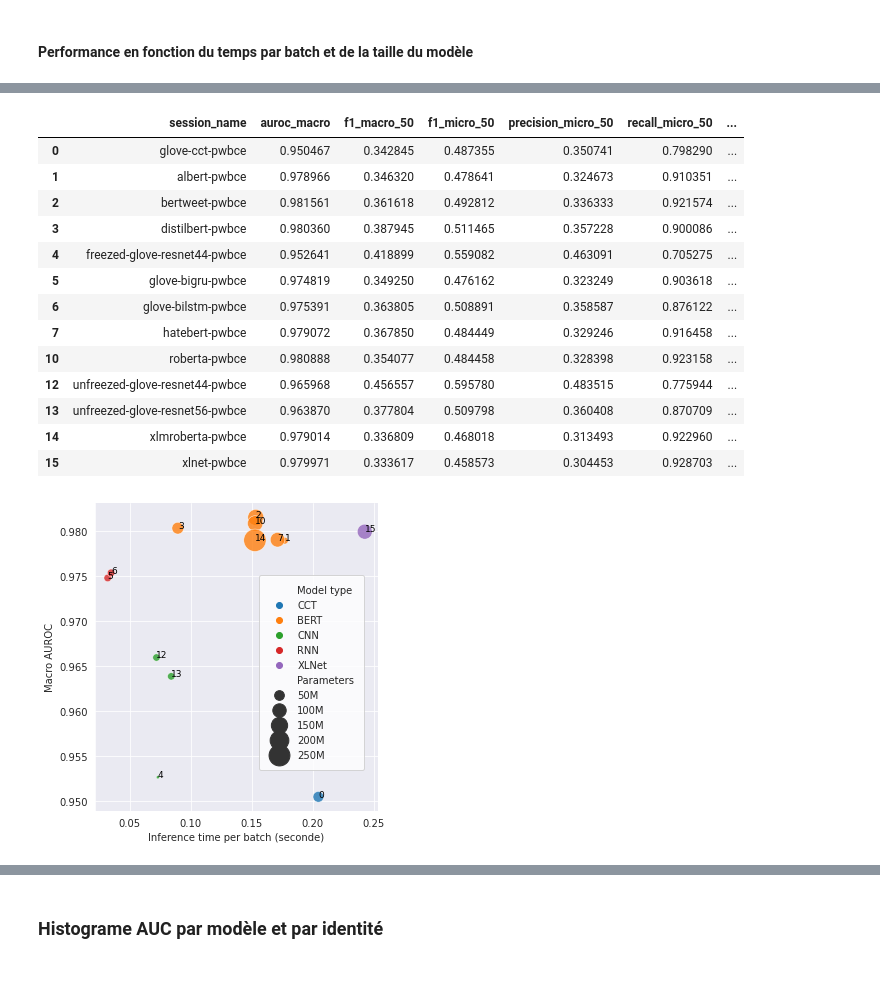
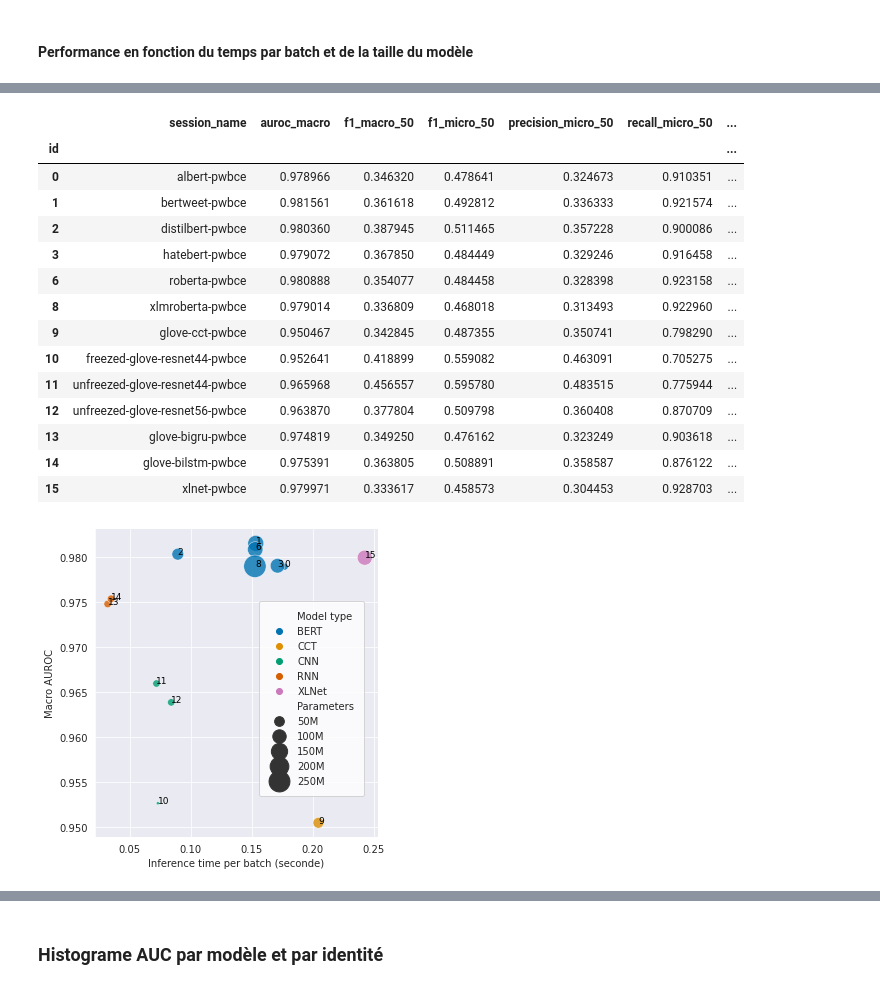
Before and after one commit to nigiva/hatespeech-detection-models, a Jupyter notebook: src/eval/create-graph.ipynb, the cells around one changed output, grey strips where cells are left out. Drawn from its saved outputs; the diff is of its cells as text; code cells hidden in the pictures.

```diff
--- a/src/eval/create-graph.ipynb
+++ b/src/eval/create-graph.ipynb
@@ -308,7 +333,20 @@ for session_name in tqdm(SELECTED_SESSION_NAME):
         prediction_test_df = pd.concat([prediction_test_df, current_test_df])
 # %%
 groupby_test_df = prediction_test_df.groupby("session_name")
+# %%
+def add_model_type(data_df : pd.DataFrame) -> pd.DataFrame:
+    model_type_dict = {session_name:model_type for session_name, model_type, _, _ in SELECTED_SESSION_INFO}
+    data_df["model_type"] = data_df.apply(lambda row: model_type_dict[row.session_name], axis=1)
+    return data_df
 # %% [markdown]
 ### Perf & Biais Metric pour chaque Model
 # %%
 multi_metric_per_model_df = groupby_test_df.progress_apply(perf_and_bias_metric_per_model)
+# %%
+# Remove session_name as index
+multi_metric_per_model_df.reset_index(inplace=True)
+multi_metric_per_model_df = add_model_type(multi_metric_per_model_df)
+multi_metric_per_model_df = multi_metric_per_model_df.sort_values(["model_type", "session_name"]).reset_index(drop=True)
+
+# Rename index to "id"
+multi_metric_per_model_df.index.rename("id", inplace=True)
@@ -315,19 +359,10 @@ multi_metric_per_model_df = groupby_test_df.progress_apply(perf_and_bias_metric_
 # %%
-# PERF & PARAMS GRAPH
-perf_and_params_per_model_df = multi_metric_per_model_df.copy()
-# Remove session_name as index for graph perf/params
-perf_and_params_per_model_df.reset_index(inplace=True)
+# The id is used to identify easily the model instead of using a long session name
+perf_and_bias_metric_per_model_df["session_name"] = perf_and_bias_metric_per_model_df["session_name"].apply(lambda session_name: session_name.split("_")[0])
+perf_and_bias_metric_per_model_df["session_name"] = perf_and_bias_metric_per_model_df["session_name"].apply(lambda session_name: session_name[7:] if session_name.startswith("pierre-") else session_name)
 
-# PERF & BIAS TAB
-perf_and_bias_metric_per_model_df = multi_metric_per_model_df.copy()
 # Add multi index with id and session_name
-# The id is used to identify easily the model instead of using a long session name
-id_index = perf_and_params_per_model_df.index
-session_name_index = perf_and_bias_metric_per_model_df.index.map(lambda session_name: session_name.split("_")[0])
-session_name_index = session_name_index.map(lambda session_name: session_name[7:] if session_name.startswith("pierre-") else session_name)
-
-perf_and_bias_metric_per_model_df.index = pd.MultiIndex.from_arrays([id_index.to_list(), session_name_index.to_list()])
-perf_and_bias_metric_per_model_df.index.set_names(['Id', 'Model'], inplace=True)
+perf_and_bias_metric_per_model_df.set_index(["model_type", perf_and_bias_metric_per_model_df.index, "session_name"], inplace=True)
 # %%
 perf_and_bias_metric_per_model_df
 # %% [output]
@@ -522,13 +551,11 @@ Id & Model &  &  &  &  &  &  &  &  \\
 # %%
 params_dict = {session_name:params for session_name, _, params, _ in SELECTED_SESSION_INFO}
 batchtime_dict = {session_name:batchtime for session_name, _, _, batchtime in SELECTED_SESSION_INFO}
-model_type_dict = {session_name:model_type for session_name, model_type, _, _ in SELECTED_SESSION_INFO}
 
 clean_perf_and_params_per_model_df = perf_and_params_per_model_df.copy()
 
 clean_perf_and_params_per_model_df["parameters"] = perf_and_params_per_model_df.apply(lambda row: params_dict[row.session_name], axis=1)
 clean_perf_and_params_per_model_df["batch_time"] = perf_and_params_per_model_df.apply(lambda row: batchtime_dict[row.session_name], axis=1)
-clean_perf_and_params_per_model_df["model_type"] = perf_and_params_per_model_df.apply(lambda row: model_type_dict[row.session_name], axis=1)
 
 clean_perf_and_params_per_model_df.session_name = perf_and_params_per_model_df.session_name.apply(lambda session_name: session_name.split("_")[0])
 clean_perf_and_params_per_model_df.session_name = clean_perf_and_params_per_model_df.session_name.apply(lambda session_name: session_name[7:] if session_name.startswith("pierre-") else session_name)
@@ -560,18 +588,19 @@ clean_perf_and_params_per_model_df = clean_perf_and_params_per_model_df[clean_pe
 clean_perf_and_params_per_model_df
 # %% [output]
 |  | session_name | auroc_macro | f1_macro_50 | f1_micro_50 | precision_micro_50 | recall_micro_50 | ... |
-| 0 | glove-cct-pwbce | 0.950467 | 0.342845 | 0.487355 | 0.350741 | 0.798290 | ... |
-| 1 | albert-pwbce | 0.978966 | 0.346320 | 0.478641 | 0.324673 | 0.910351 | ... |
-| 2 | bertweet-pwbce | 0.981561 | 0.361618 | 0.492812 | 0.336333 | 0.921574 | ... |
-| 3 | distilbert-pwbce | 0.980360 | 0.387945 | 0.511465 | 0.357228 | 0.900086 | ... |
-| 4 | freezed-glove-resnet44-pwbce | 0.952641 | 0.418899 | 0.559082 | 0.463091 | 0.705275 | ... |
-| 5 | glove-bigru-pwbce | 0.974819 | 0.349250 | 0.476162 | 0.323249 | 0.903618 | ... |
-| 6 | glove-bilstm-pwbce | 0.975391 | 0.363805 | 0.508891 | 0.358587 | 0.876122 | ... |
-| 7 | hatebert-pwbce | 0.979072 | 0.367850 | 0.484449 | 0.329246 | 0.916458 | ... |
-| 10 | roberta-pwbce | 0.980888 | 0.354077 | 0.484458 | 0.328398 | 0.923158 | ... |
-| 12 | unfreezed-glove-resnet44-pwbce | 0.965968 | 0.456557 | 0.595780 | 0.483515 | 0.775944 | ... |
-| 13 | unfreezed-glove-resnet56-pwbce | 0.963870 | 0.377804 | 0.509798 | 0.360408 | 0.870709 | ... |
-| 14 | xlmroberta-pwbce | 0.979014 | 0.336809 | 0.468018 | 0.313493 | 0.922960 | ... |
+| id |  |  |  |  |  |  | ... |
+| 0 | albert-pwbce | 0.978966 | 0.346320 | 0.478641 | 0.324673 | 0.910351 | ... |
+| 1 | bertweet-pwbce | 0.981561 | 0.361618 | 0.492812 | 0.336333 | 0.921574 | ... |
+| 2 | distilbert-pwbce | 0.980360 | 0.387945 | 0.511465 | 0.357228 | 0.900086 | ... |
+| 3 | hatebert-pwbce | 0.979072 | 0.367850 | 0.484449 | 0.329246 | 0.916458 | ... |
+| 6 | roberta-pwbce | 0.980888 | 0.354077 | 0.484458 | 0.328398 | 0.923158 | ... |
+| 8 | xlmroberta-pwbce | 0.979014 | 0.336809 | 0.468018 | 0.313493 | 0.922960 | ... |
+| 9 | glove-cct-pwbce | 0.950467 | 0.342845 | 0.487355 | 0.350741 | 0.798290 | ... |
+| 10 | freezed-glove-resnet44-pwbce | 0.952641 | 0.418899 | 0.559082 | 0.463091 | 0.705275 | ... |
+| 11 | unfreezed-glove-resnet44-pwbce | 0.965968 | 0.456557 | 0.595780 | 0.483515 | 0.775944 | ... |
+| 12 | unfreezed-glove-resnet56-pwbce | 0.963870 | 0.377804 | 0.509798 | 0.360408 | 0.870709 | ... |
+| 13 | glove-bigru-pwbce | 0.974819 | 0.349250 | 0.476162 | 0.323249 | 0.903618 | ... |
+| 14 | glove-bilstm-pwbce | 0.975391 | 0.363805 | 0.508891 | 0.358587 | 0.876122 | ... |
 | 15 | xlnet-pwbce | 0.979971 | 0.333617 | 0.458573 | 0.304453 | 0.928703 | ... |
 # %%
 rename_label_dict = {
@@ -591,34 +620,35 @@ g = sns.relplot(
     x="batch_time", y="auroc_macro",
     size="parameters",
     hue="model_type", sizes=(10, 500),
     alpha=0.8,
+    palette="colorblind",
 )
 
 for t in g._legend.texts:
     t.set_text(rename_label_dict.get(t.get_text(), t.get_text()))
 
 g.ax.xaxis.grid(True)
 g.ax.yaxis.grid(True)
 plt.xlabel("Inference time per batch (seconde)")
 plt.ylabel("Macro AUROC")
 
 for k, v in clean_perf_and_params_per_model_df.iterrows():
     g.ax.annotate(k, (v.batch_time, v.auroc_macro),
                 xytext=(0,0), textcoords='offset points',
                 family='sans-serif', fontsize=9, color='black')
 
 
 #sns.move_legend(g, "lower center", ncol=2, frameon=False, bbox_to_anchor=(0.5, -0.3))
 sns.move_legend(g, "center right", ncol=1, frameon=True, bbox_to_anchor=(0.8, 0.5), borderpad=1)
 
 legend = g._legend
 frame = legend.get_frame()
 frame.set_facecolor('white')
 
 plt.savefig('perf_and_params_per_model_df.pdf', bbox_inches='tight')
 plt.show()
 # %% [output]
-[figure, old version]
+[figure, new version]
 # %%
 rename_label_dict = {
     "model_type":"Model type",
```
Also changed, not shown: parts of 20 cells of this notebook.
